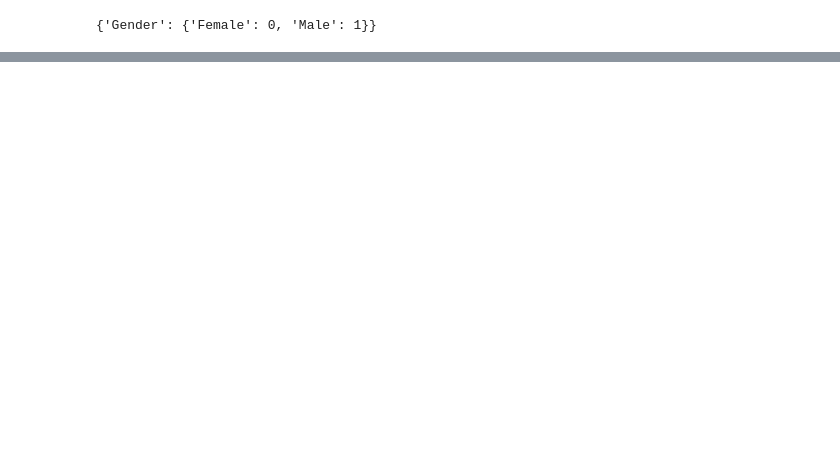
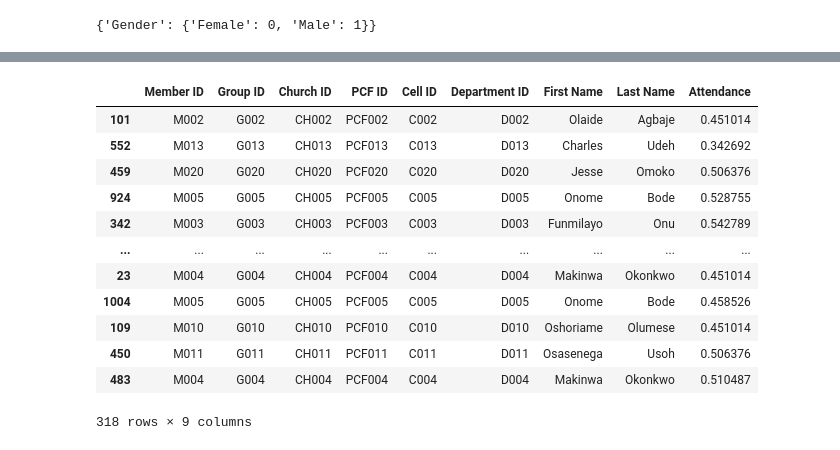
Before and after one commit to makpevwei/attendance_prediction, a Jupyter notebook: Competition.ipynb, the cells around one changed output, grey strips where cells are left out. Saved outputs shown, nothing was run; the diff lists cells and outputs as text; code cells hidden in the pictures; blank space fills up the shorter version.

```diff
--- a/Competition.ipynb
+++ b/Competition.ipynb
@@ -237,0 +247,28 @@ y_pred = model.predict_proba(X_test)[:, 1]
+# %%
+pred_cols_proba = pd.DataFrame({
+        "Member ID": X_test["Member ID"],
+        "Group ID": X_test["Group ID"],
+        "Church ID": X_test["Church ID"],
+        "PCF ID": X_test["PCF ID"],
+        "Cell ID": X_test["Cell ID"],
+        "Department ID": X_test["Department ID"],
+        "First Name": X_test["First Name"],
+        "Last Name": X_test["Last Name"],
+        "Attendance": y_pred_proba
+    })
+# %%
+pred_cols_proba
+# %% [output]
+|  | Member ID | Group ID | Church ID | PCF ID | Cell ID | Department ID | First Name | Last Name | Attendance |
+| 101 | M002 | G002 | CH002 | PCF002 | C002 | D002 | Olaide | Agbaje | 0.451014 |
+| 552 | M013 | G013 | CH013 | PCF013 | C013 | D013 | Charles | Udeh | 0.342692 |
+| 459 | M020 | G020 | CH020 | PCF020 | C020 | D020 | Jesse | Omoko | 0.506376 |
+| 924 | M005 | G005 | CH005 | PCF005 | C005 | D005 | Onome | Bode | 0.528755 |
+| 342 | M003 | G003 | CH003 | PCF003 | C003 | D003 | Funmilayo | Onu | 0.542789 |
+| ... | ... | ... | ... | ... | ... | ... | ... | ... | ... |
+| 23 | M004 | G004 | CH004 | PCF004 | C004 | D004 | Makinwa | Okonkwo | 0.451014 |
+| 1004 | M005 | G005 | CH005 | PCF005 | C005 | D005 | Onome | Bode | 0.458526 |
+| 109 | M010 | G010 | CH010 | PCF010 | C010 | D010 | Oshoriame | Olumese | 0.451014 |
+| 450 | M011 | G011 | CH011 | PCF011 | C011 | D011 | Osasenega | Usoh | 0.506376 |
+| 483 | M004 | G004 | CH004 | PCF004 | C004 | D004 | Makinwa | Okonkwo | 0.510487 |
+318 rows × 9 columns
```
Also changed, not shown: parts of 36 cells of this notebook, 1 other file.
